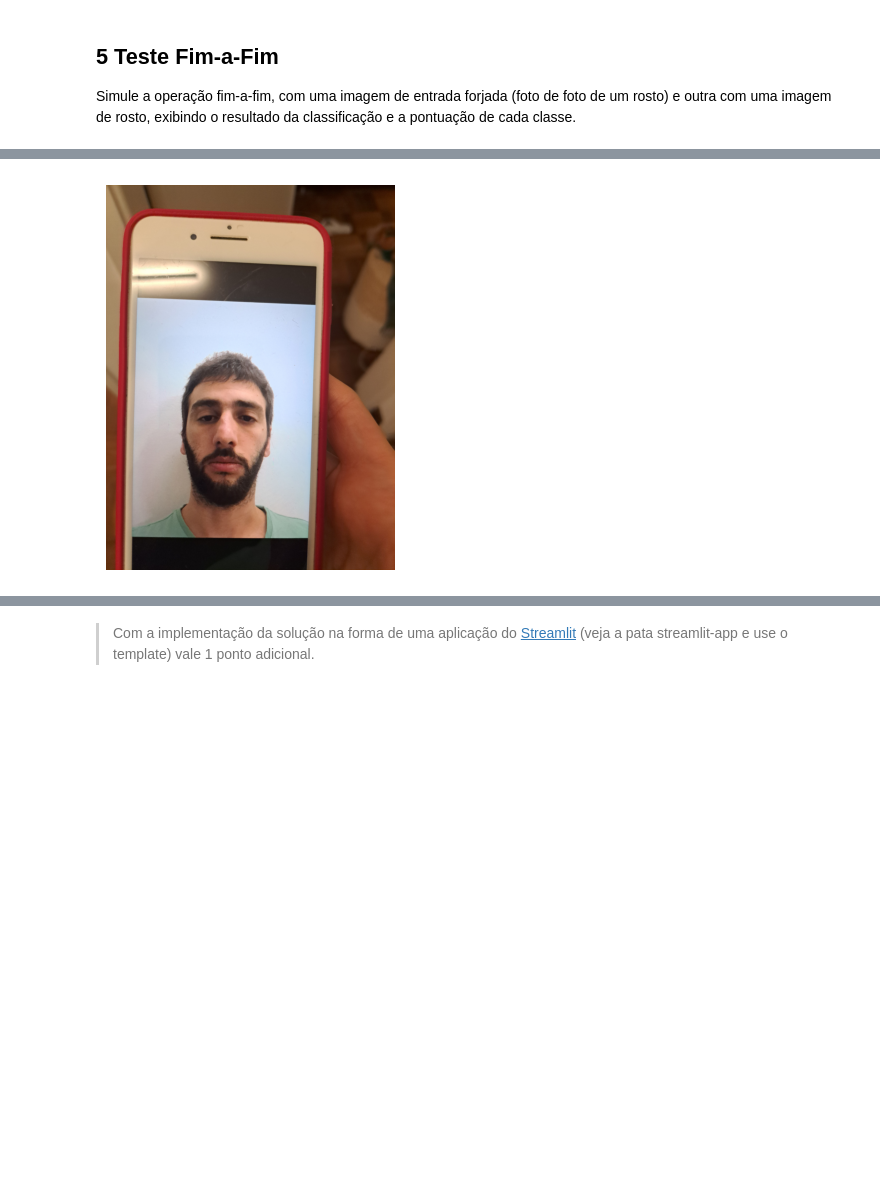
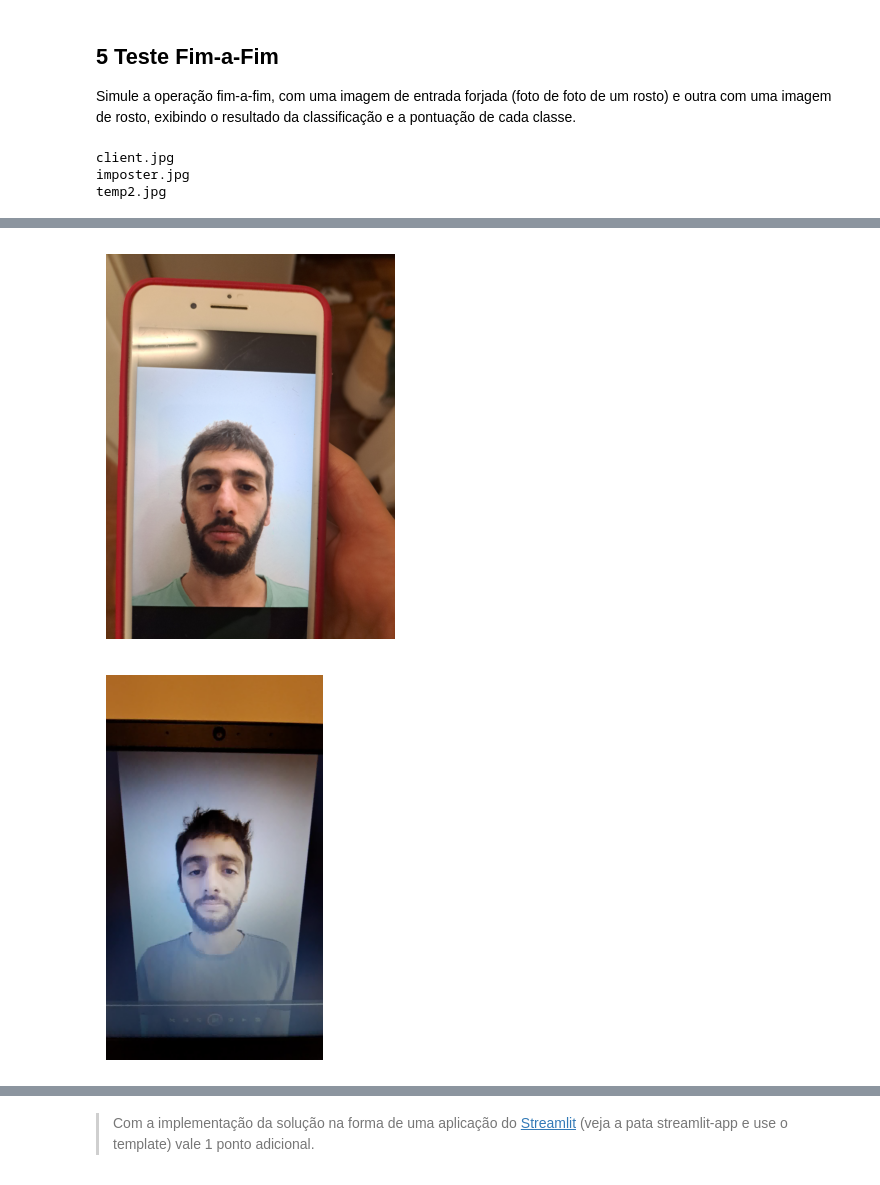
Before and after one commit to Bertimaz/fiap-cognitive-enviroment-liveness, a Jupyter notebook: deteccao-liveness-notebook.ipynb, the cells around one changed output, grey strips where cells are left out. Cells and saved outputs as stored; diff of their text form; code cells hidden in the pictures; blank space fills up the shorter version.

```diff
--- a/deteccao-liveness-notebook.ipynb
+++ b/deteccao-liveness-notebook.ipynb
@@ -101,12 +101,3 @@ import pickle
 import cv2
 import os
 %matplotlib inline
-# %%
-img_path=r'C:\Users\alber\Documents\Projetos - Dados\fiap_cognitive_enviroment_liveness\dados\Cadastro\imgs\nic1.jpg'
-
-top,left,width,height= functions.get_bounding_box(img_path)
-image = Image.open(img_path)
-# %%
-cropped_image=functions.crop_image(image,top,left,width,height)
-
-cropped_image
@@ -140,12 +129,13 @@ cropped_image
 ### Crop de imagens no ROI e salva em dados/deteccaoLiveness/ROI
 # %%
 import os
-# tipos=['Client','Imposter']
-tipos=['Imposter']
+tipos=['Client','Imposter']
+# tipos=['Imposter']
 for tipo in tipos:
+    print(f'Iniciando {tipo}' )
     destination_folder_path=f'dados//deteccaoLiveness//ROI//{tipo}//'
     origin_folder_path=f'dados//deteccaoLiveness//preparados//{tipo}'
-    for img_name in os.listdir(origin_folder_path):
+    for img_name in tqdm(os.listdir(origin_folder_path)):
         if img_name not in os.listdir(destination_folder_path):
             try:
                 img_path=f'{origin_folder_path}//{img_name}'
@@ -325,34 +342,39 @@ data=[]
 imgs_img=[]
 
 folder_path=r'C:\Users\alber\Documents\Projetos - Dados\fiap_cognitive_enviroment_liveness\dados\deteccaoLiveness\teste'
-imgs=['client.jpg','imposter.jpg']
+imgs=['client.jpg','imposter.jpg','temp2.jpg']
 for img_name in imgs:
+    print(img_name)
     img_path=f'{folder_path}//{img_name}'
     #Get BoundingBOx
     top,left,width,height= functions.get_bounding_box(img_path)
     #Plot Image
     img=cv2.imread(img_path)
     img=cv2.cvtColor(img,cv2.COLOR_BGR2RGB)
     plt.figure(figsize=(5,5))
     plt.axis('off')
     plt.imshow(img)
     #Get image
     img = Image.open(img_path)
     #Crop Image
     cropped_image=functions.crop_image(img,top,left,width,height)
     #save imagem
     temp_path=f'{folder_path}//temp.jpg'
     cropped_image.save(temp_path)
     #Prepare Image
     img=cv2.imread(temp_path)
     img=cv2.resize(img,(32,32))
     #Add image to list
     data.append(img)
 #Prepara data
 data= np.array(data, dtype="float") / 255.0
 # %% [output]
+client.jpg
+imposter.jpg
+temp2.jpg
 [figure]
 [figure]
+[figure, added]
 # %%
 BS=8
 predictions = model.predict(x=data, batch_size=BS)
```
Also changed, not shown: parts of 15 cells of this notebook.
